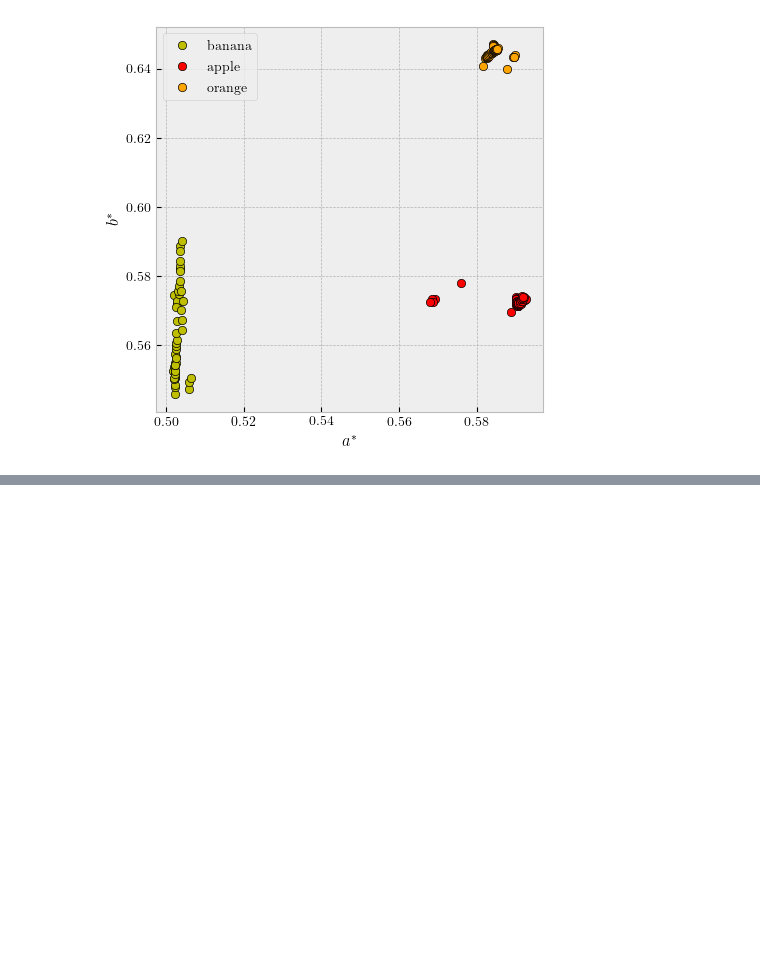
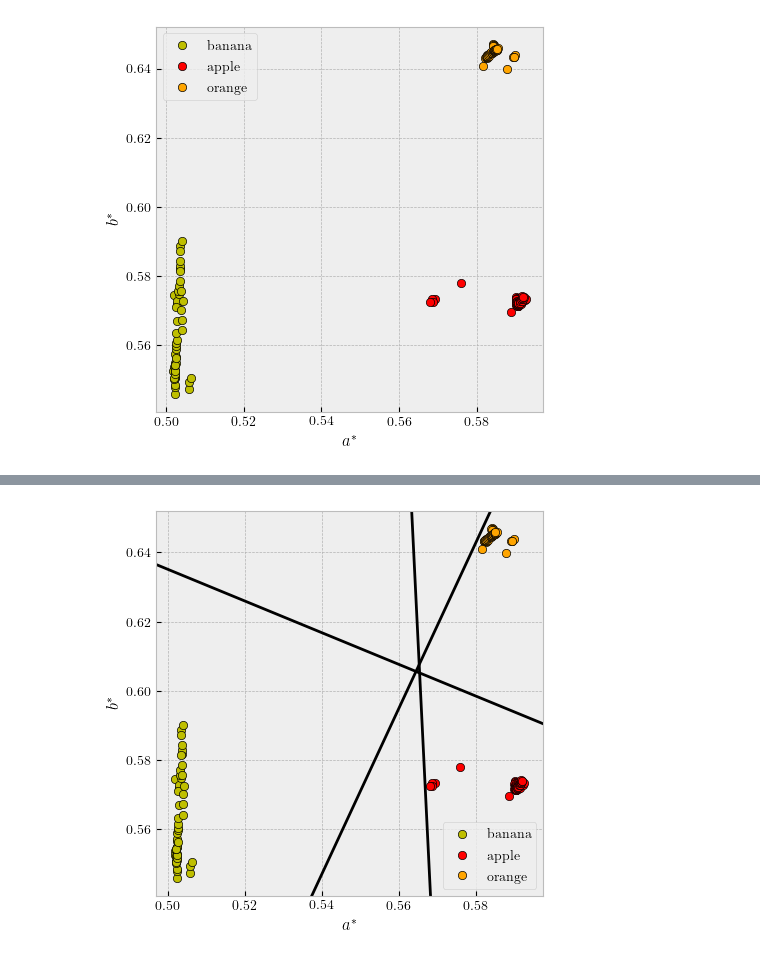
Before and after one commit to kvdomingo/AP186, a Jupyter notebook: Activity 13/186-13.ipynb, the cells around one changed output, grey strips where cells are left out. Cells and saved outputs as stored; diff of their text form; code cells hidden in the pictures; blank space fills up the shorter version.

```diff
--- a/Activity 13/186-13.ipynb
+++ b/Activity 13/186-13.ipynb
@@ -65,14 +65,20 @@ class MCPerceptron:
             self.g = lambda a: 1 if a >= 0 else -1
 
     def train(self, x, y):
+        self.graph_res = []
         for count in tnrange(self.epochs, desc='Epoch'):
+            res = 0
             for i in range(self.input_shape[0]):
                 a = x[i].T.dot(self.W)
                 z = self.g(a)
-
-                res = y[i] - z
-                dW = self.lr * res * x[i]
+                dW = self.lr * (y[i] - z) * x[i]
                 self.W += dW
+                res += (y[i] - z)**2
+            res /= self.input_shape[0]
+            self.graph_res.append(res)
+            if res < self.eps:
+                break
+        self.last_epoch = count + 1
 
     def predict(self, x):
         y = np.zeros(x.shape[0])
@@ -139,0 +218,21 @@ plt.show()
+# %%
+xmin, xmax = np.min([ban_a, app_a, ora_a]), np.max([ban_a, app_a, ora_a])
+ymin, ymax = np.min([ban_b, app_b, ora_b]), np.max([ban_b, app_b, ora_b])
+xh = np.linspace(0, 1)
+
+plt.plot(ban_a, ban_b, 'yo', mec='k', mew=0.5, label='banana')
+plt.plot(app_a, app_b, 'ro', mec='k', mew=0.5, label='apple')
+plt.plot(ora_a, ora_b, 'o', color='orange', mec='k', mew=0.5, label='orange')
+
+for k in bounds:
+    plt.plot(xh, k[0]*xh + k[1], 'k')
+
+plt.legend()
+plt.xlabel('$a^*$')
+plt.ylabel('$b^*$')
+plt.xlim(xmin-5e-3, xmax+5e-3)
+plt.ylim(ymin-5e-3, ymax+5e-3)
+# plt.savefig('all_decision.png', dpi=300, bbox_inches='tight')
+plt.show()
+# %% [output]
+[figure, added]
```
Also changed, not shown: parts of 6 cells of this notebook, 10 other files.
